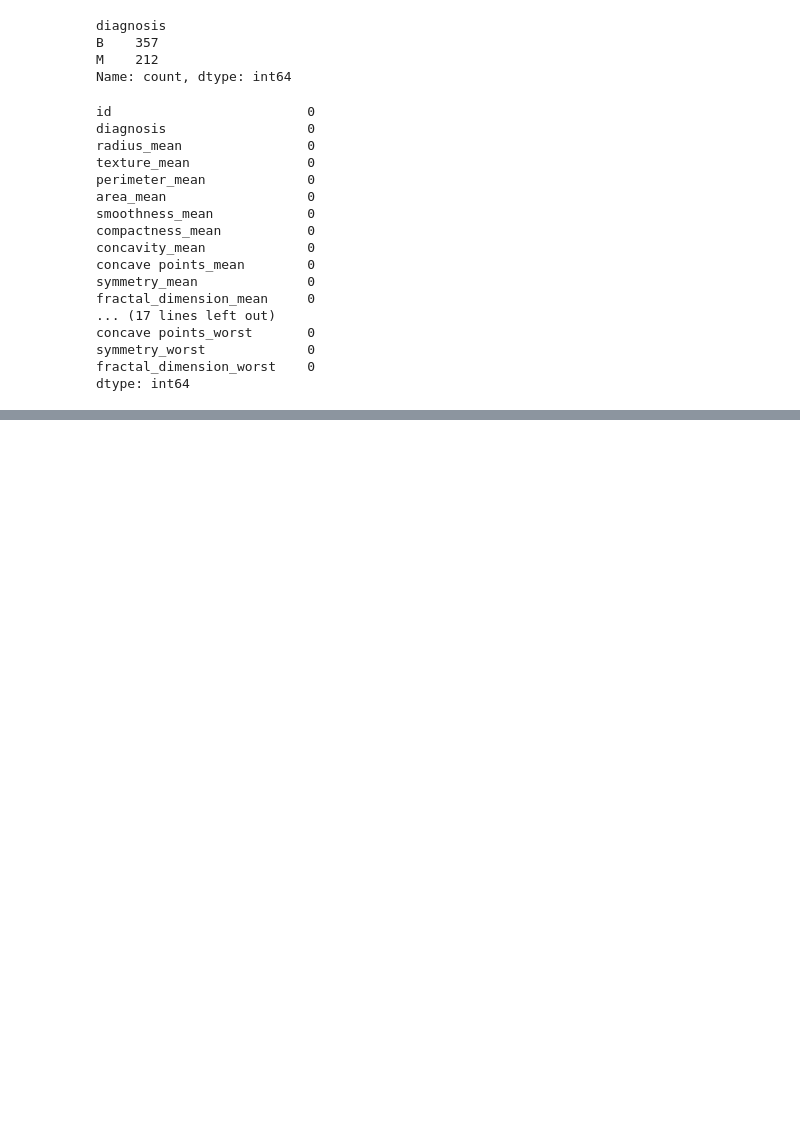
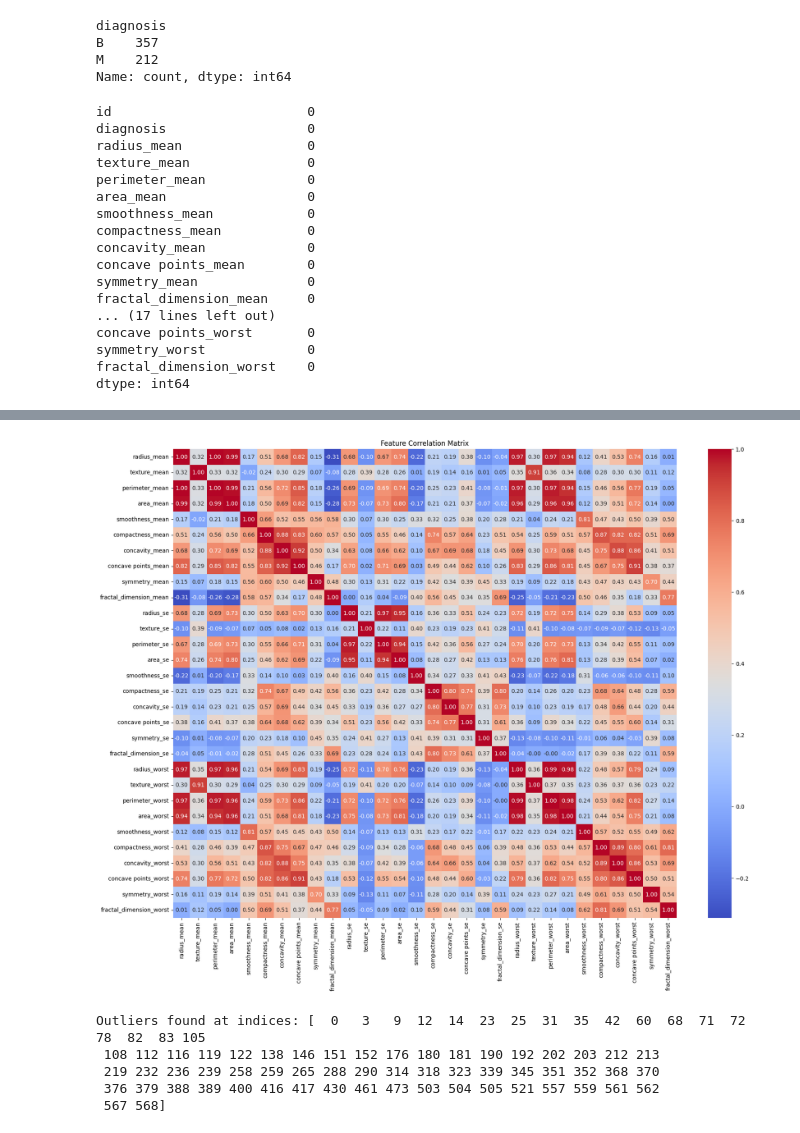
Before and after one commit to Guneet009/Cancer_Prediction, a Jupyter notebook: EDA/EDA.ipynb, the cells around one changed output, grey strips where cells are left out. Drawn from its saved outputs; the diff is of its cells as text; code cells hidden in the pictures; blank space fills up the shorter version.

```diff
--- a/EDA/EDA.ipynb
+++ b/EDA/EDA.ipynb
@@ -75,0 +151,19 @@ dtype: int64
+# %%
+df_input = df.drop(columns=["id","diagnosis"],axis=1)
+# %%
+plt.figure(figsize=(20, 15))
+sns.heatmap(df_input.corr(), annot=True, cmap='coolwarm', fmt=".2f")
+plt.title("Feature Correlation Matrix")
+plt.show()
+# %% [output]
+[figure, added]
+# %%
+z_scores = np.abs(zscore(df_input))
+outliers = np.where(z_scores > 3)
+print("Outliers found at indices:", np.unique(outliers[0]))
+# %% [output]
+Outliers found at indices: [  0   3   9  12  14  23  25  31  35  42  60  68  71  72  78  82  83 105
+ 108 112 116 119 122 138 146 151 152 176 180 181 190 192 202 203 212 213
+ 219 232 236 239 258 259 265 288 290 314 318 323 339 345 351 352 368 370
+ 376 379 388 389 400 416 417 430 461 473 503 504 505 521 557 559 561 562
+ 567 568]
```
Also changed, not shown: parts of 9 cells of this notebook, 22 other files.
